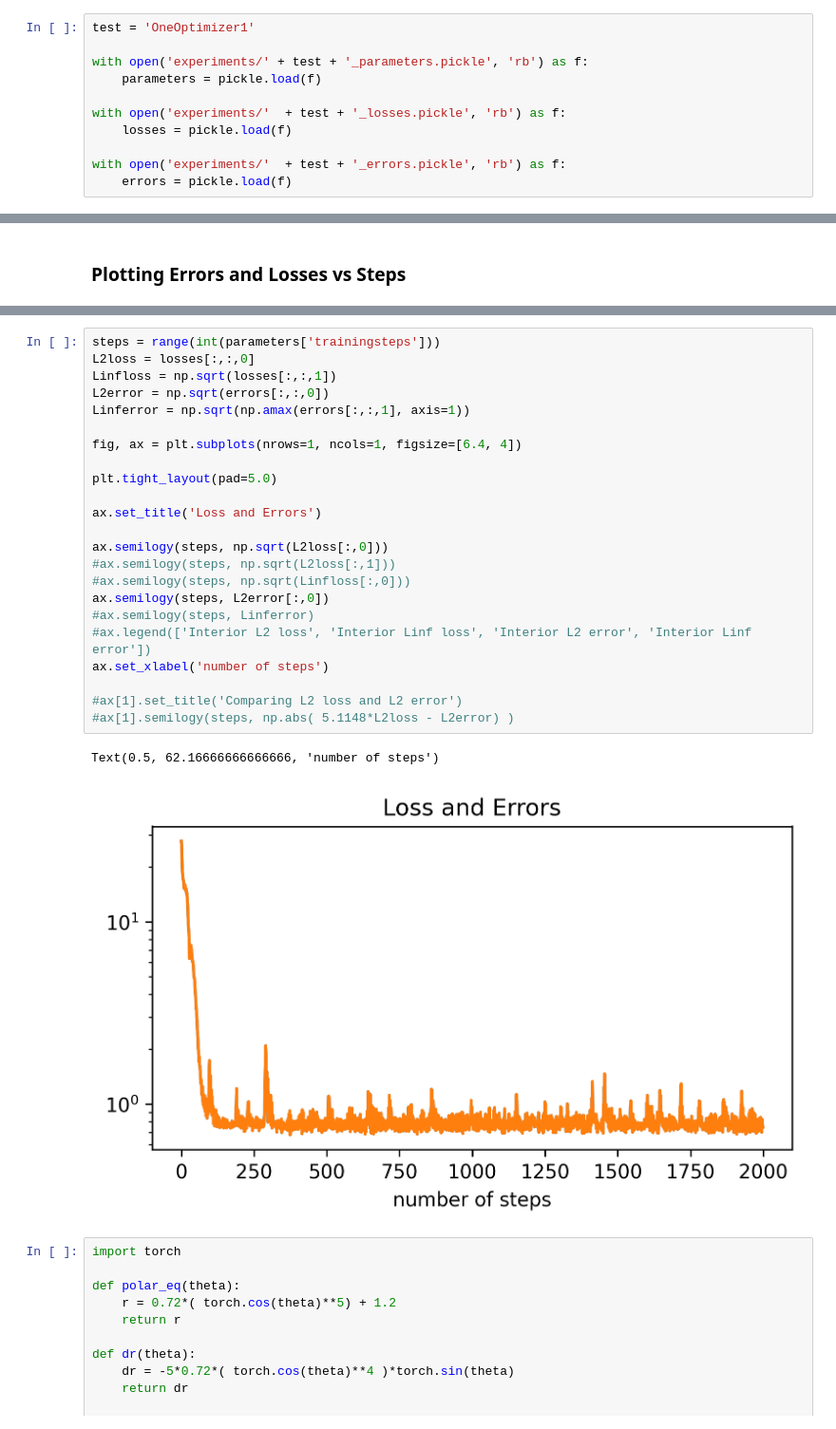
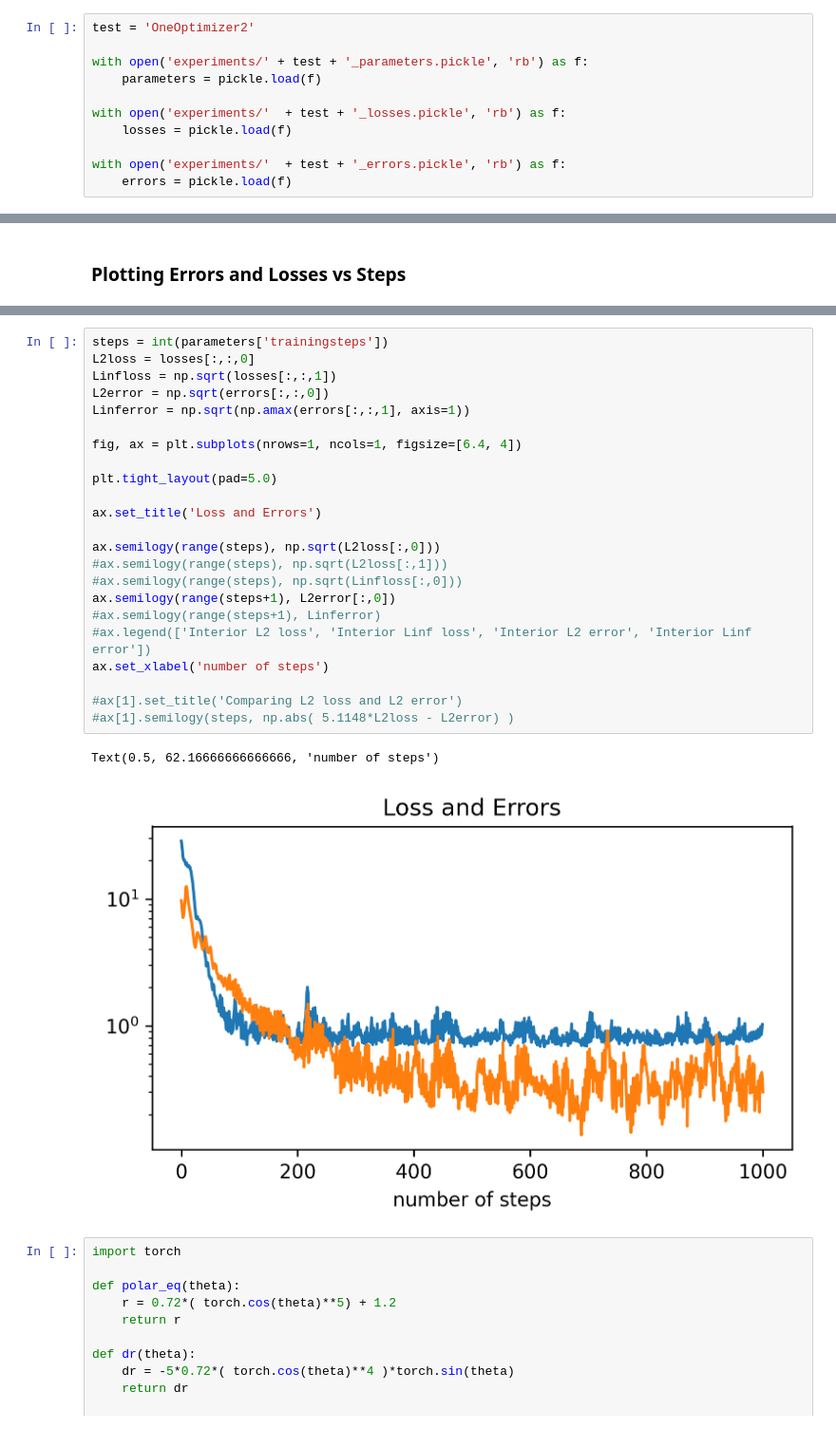
Before and after one commit to mskPark/DRLPDE, a Jupyter notebook: example1_plot.ipynb, the cells around one changed output, grey strips where cells are left out. Shown at 95% size. Cells and saved outputs as stored; diff of their text form.

Commit message:
Made a plot

```diff
--- a/example1_plot.ipynb
+++ b/example1_plot.ipynb
@@ -14,7 +14,7 @@ mpl.rcParams['figure.dpi'] = 300
 #plt.rcParams['font.serif'] = ['Computer Modern']
 #plt.rcParams['font.size'] = 8
 # %%
-test = 'OneOptimizer1'
+test = 'OneOptimizer2'
 
 with open('experiments/' + test + '_parameters.pickle', 'rb') as f:
     parameters = pickle.load(f)
@@ -136,29 +128,29 @@ np.amax(errors[-1,:,1])
 # %%
-steps = range(int(parameters['trainingsteps']))
+steps = int(parameters['trainingsteps'])
 L2loss = losses[:,:,0]
 Linfloss = np.sqrt(losses[:,:,1])
 L2error = np.sqrt(errors[:,:,0])
 Linferror = np.sqrt(np.amax(errors[:,:,1], axis=1))
 
 fig, ax = plt.subplots(nrows=1, ncols=1, figsize=[6.4, 4])
 
 plt.tight_layout(pad=5.0)
 
 ax.set_title('Loss and Errors')
 
-ax.semilogy(steps, np.sqrt(L2loss[:,0]))
-#ax.semilogy(steps, np.sqrt(L2loss[:,1]))
-#ax.semilogy(steps, np.sqrt(Linfloss[:,0]))
-ax.semilogy(steps, L2error[:,0])
-#ax.semilogy(steps, Linferror)
+ax.semilogy(range(steps), np.sqrt(L2loss[:,0]))
+#ax.semilogy(range(steps), np.sqrt(L2loss[:,1]))
+#ax.semilogy(range(steps), np.sqrt(Linfloss[:,0]))
+ax.semilogy(range(steps+1), L2error[:,0])
+#ax.semilogy(range(steps+1), Linferror)
 #ax.legend(['Interior L2 loss', 'Interior Linf loss', 'Interior L2 error', 'Interior Linf error'])
 ax.set_xlabel('number of steps')
 
 #ax[1].set_title('Comparing L2 loss and L2 error')
 #ax[1].semilogy(steps, np.abs( 5.1148*L2loss - L2error) )
 # %% [output]
 Text(0.5, 62.16666666666666, 'number of steps')
-[figure, old version]
+[figure, new version]
 # %%
 import torch
 
```
Also changed, not shown: parts of 4 cells of this notebook, 1 other file.
